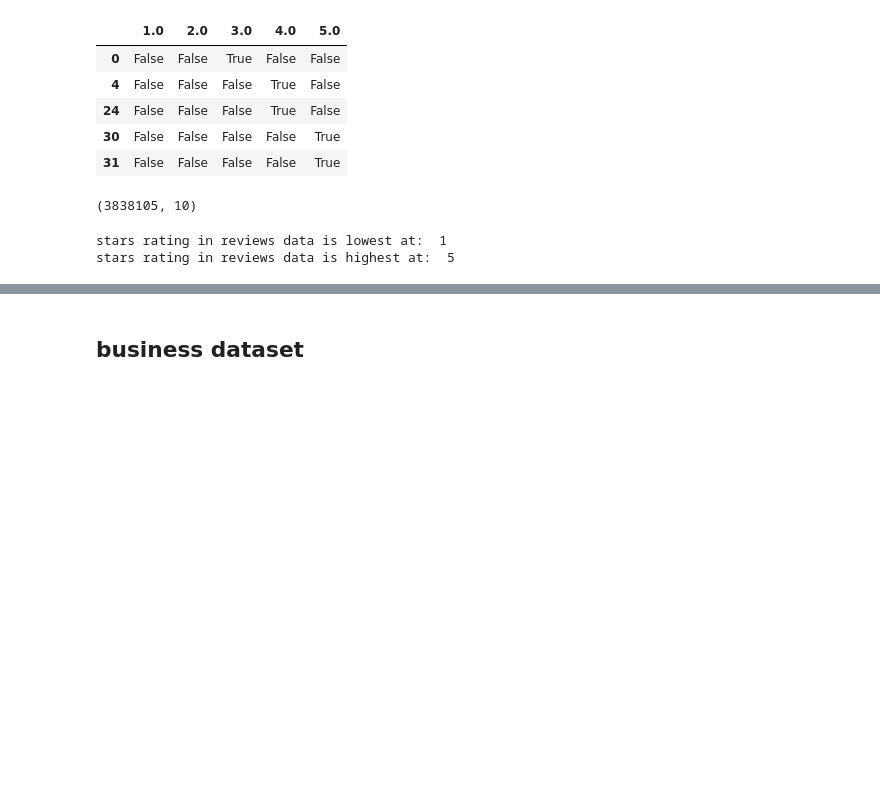
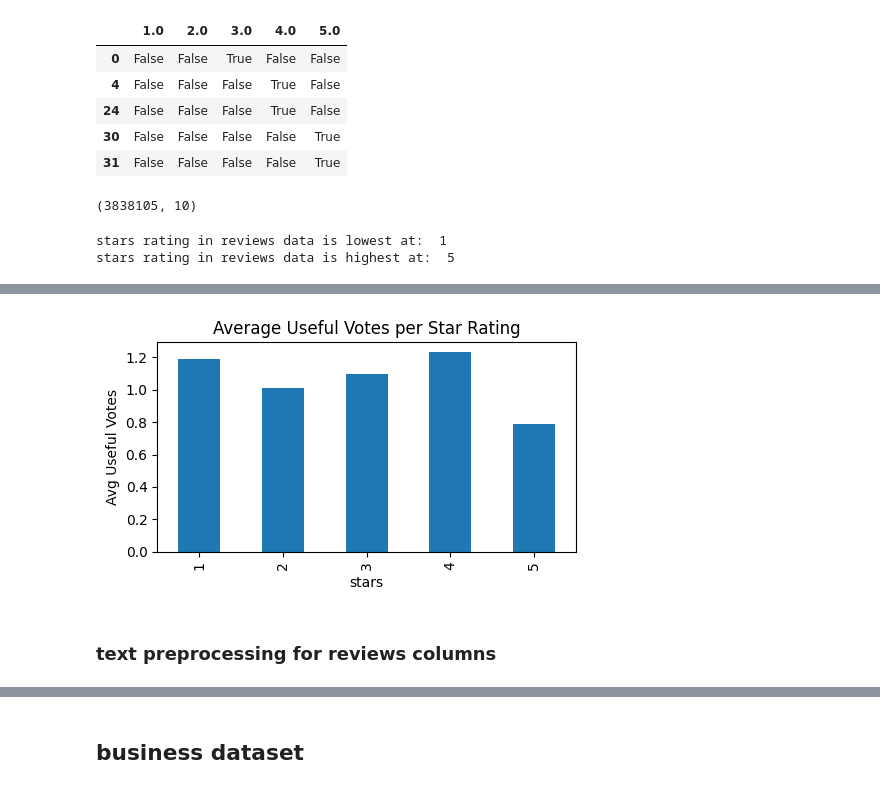
Before and after one commit to vanessageena/MTech-BAP, a Jupyter notebook: vanclean.ipynb, the cells around one changed output, grey strips where cells are left out. Cells and saved outputs as stored; diff of their text form; code cells hidden in the pictures; blank space fills up the shorter version.

```diff
--- a/vanclean.ipynb
+++ b/vanclean.ipynb
@@ -181,0 +259,11 @@ df_reviews_cleaned.shape
+# %%
+df_reviews_cleaned.groupby("stars")["useful"].mean().plot(kind="bar", figsize=(5, 3))
+plt.title("Average Useful Votes per Star Rating")
+plt.ylabel("Avg Useful Votes")
+plt.xticks(rotation=90)
+plt.tight_layout()  # Prevent label cutoff
+plt.show()
+# %% [output]
+[figure, added]
+# %% [markdown]
+### text preprocessing for reviews columns
```
Also changed, not shown: parts of 57 cells of this notebook.
